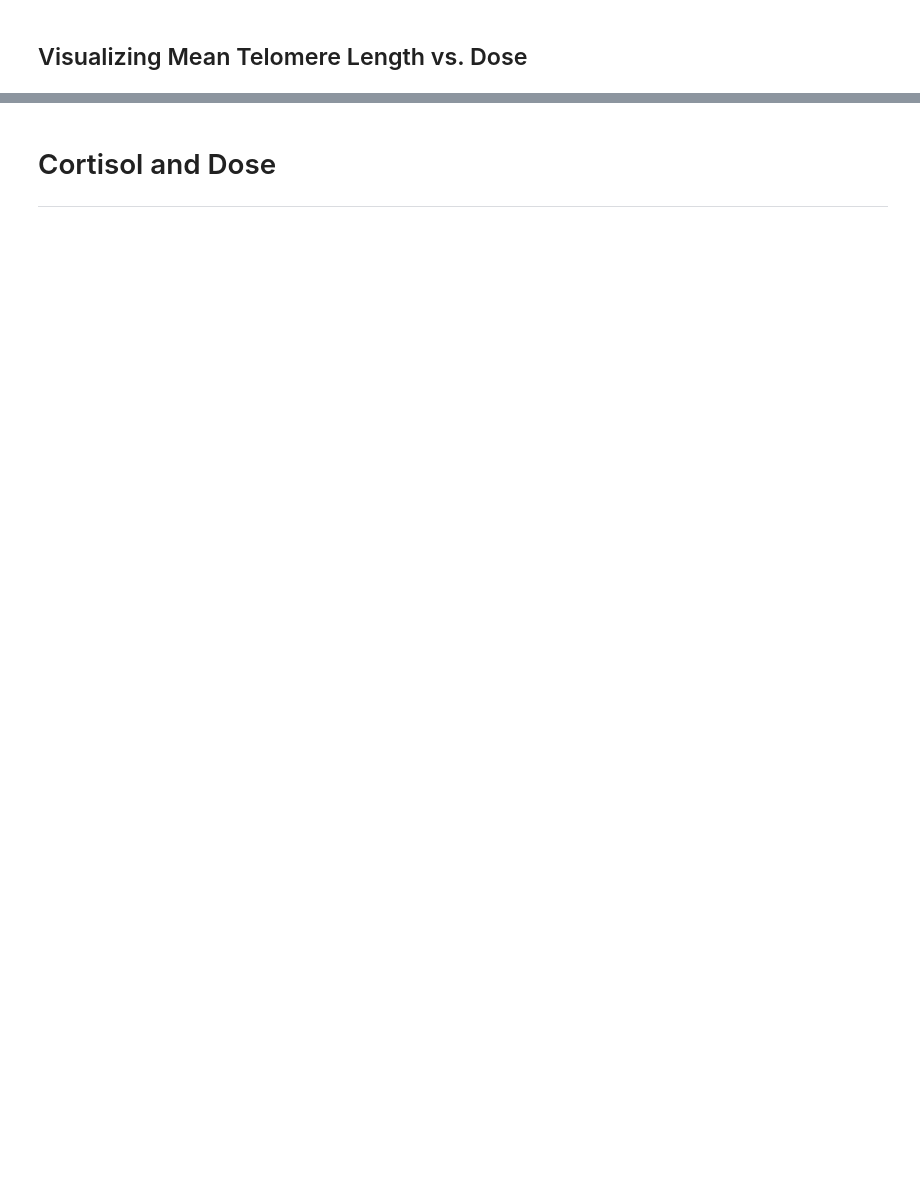
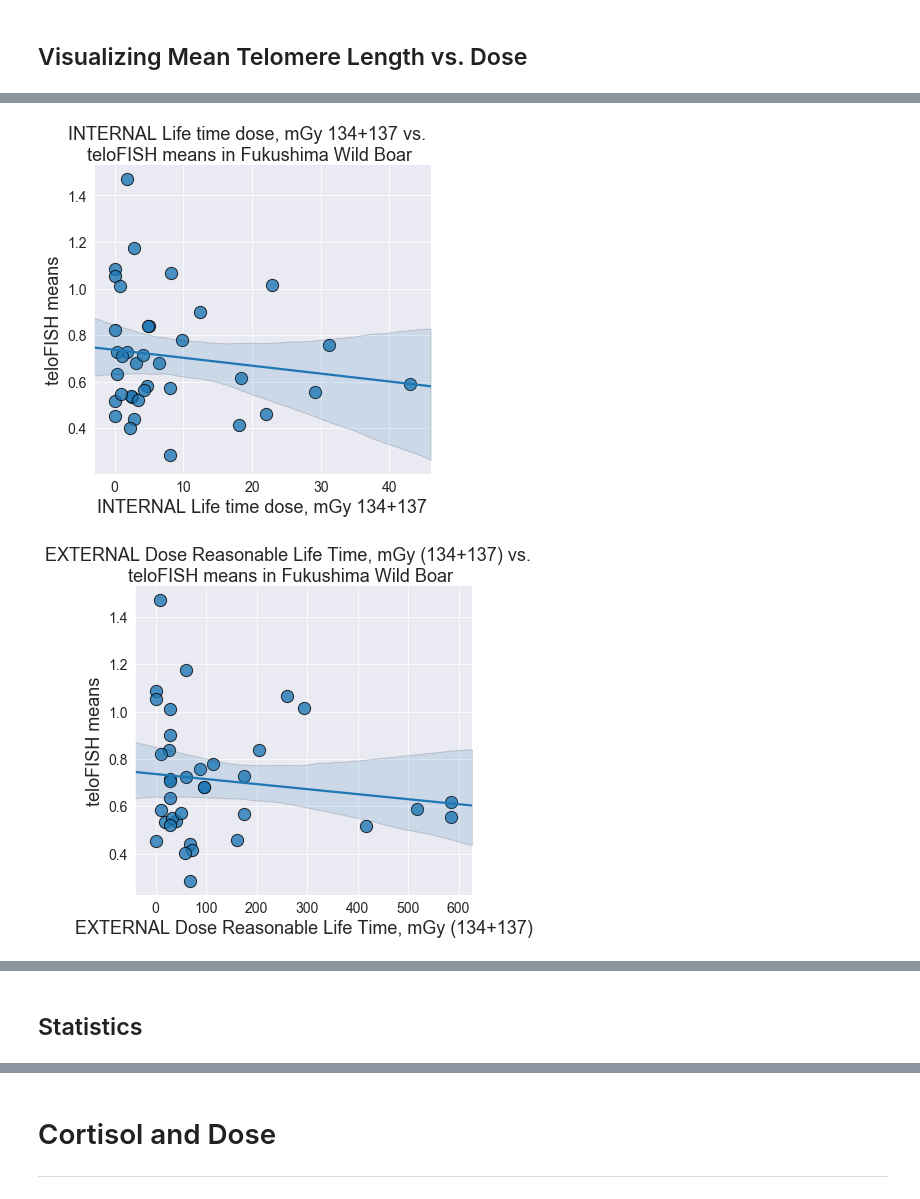
Before and after one commit to Jared-Luxton/Fukushima-Nuclear-Disaster-Humans, a Jupyter notebook: workflow & analyses notebooks/02_Fukushima_Project_Visualization_and_Statistics.ipynb, the cells around one changed output, grey strips where cells are left out. Drawn from its saved outputs; the diff is of its cells as text; code cells hidden in the pictures; blank space fills up the shorter version.

Commit message:
new dose data.. redoing analyses

```diff
--- a/workflow & analyses notebooks/02_Fukushima_Project_Visualization_and_Statistics.ipynb
+++ b/workflow & analyses notebooks/02_Fukushima_Project_Visualization_and_Statistics.ipynb
@@ -134,2 +74,20 @@ dtype('int64')
+# %%
+merge_kelly_teloFISH_dose.rename(columns={'Dose rate (uGy/h, not lifetime) at time of capture (Int+Ext; 134+137)':
+                                          'Dose rate (uGy per h)'}, inplace=True)
+# %%
+# enforcing col types
+for col in merge_kelly_teloFISH_dose.columns:
+    if col == 'Sample ID' or col == 'Sex':
+        merge_kelly_teloFISH_dose[col] = merge_kelly_teloFISH_dose[col].astype('str')
+    elif col == 'Age (months)':
+        merge_kelly_teloFISH_dose[col] = merge_kelly_teloFISH_dose[col].astype('int64')
+    else:
+        merge_kelly_teloFISH_dose[col] = merge_kelly_teloFISH_dose[col].astype('float64')
+# %%
+dose_types = ['INTERNAL Life time dose, mGy 134+137',
+              'EXTERNAL Dose Reasonable Life Time, mGy (134+137)',
+              'Reasonable Total Life Time Dose mGy (Int+Ext,134+137)',
+              'Dose rate (uGy per h)'
+             ]
 # %% [markdown]
 ## Visualizing Mean Telomere Length vs. Dose
@@ -189,22 +93,0 @@ This allows us to describe the individual telomere length distribution per boar
-# %%
-# making columns to hold the count data
-for col in ['Q1', 'Q2-3', 'Q4']:
-    merge_kelly_teloFISH_exposure_telo_counts[col] = 'fill'
-
-# feature engineering counts of # individual telos per boar that fall below the 0.25, within the 0.25-0.75 range, & above 0.75 quantile
-merge_kelly_teloFISH_exposure_telo_counts = f_tm.make_quartiles_columns(total_boar_telos_vector_df, merge_kelly_teloFISH_exposure_telo_counts)
-
-# ensuring int type of data
-for col in ['Q1', 'Q2-3', 'Q4']:
-    merge_kelly_teloFISH_exposure_telo_counts[col] = merge_kelly_teloFISH_exposure_telo_counts[col].astype('int')
-
-# feature engineering % short, medium long telos from the quartile
-# (% type) = (# counts / 4800 total telos per sample) * 100
-telo_types = ['% short telomeres', '% medium telomeres', '% long telomeres']
-quartiles = ['Q1', 'Q2-3', 'Q4']
-
-for t_type, quart in zip(telo_types, quartiles):
-    merge_kelly_teloFISH_exposure_telo_counts[t_type] = (merge_kelly_teloFISH_exposure_telo_counts[quart] / 4800) * 100
-
-for t_type in telo_types:
-    merge_kelly_teloFISH_exposure_telo_counts[t_type] = merge_kelly_teloFISH_exposure_telo_counts[t_type].astype('int')
@@ -258,0 +102,6 @@ There are more samples shared between the cortisol & exposure dataframes (18) th
+# %%
+for col in dose_types:
+    f_tm.linear_regression_graphs_between_variables(x=col, y='teloFISH means', data=merge_kelly_teloFISH_dose)
+# %% [output]
+[figure, added]
+[figure, added]
@@ -258,0 +110,2 @@ There are more samples shared between the cortisol & exposure dataframes (18) th
+# %% [markdown]
+## Statistics
```
Also changed, not shown: parts of 36 cells of this notebook.
